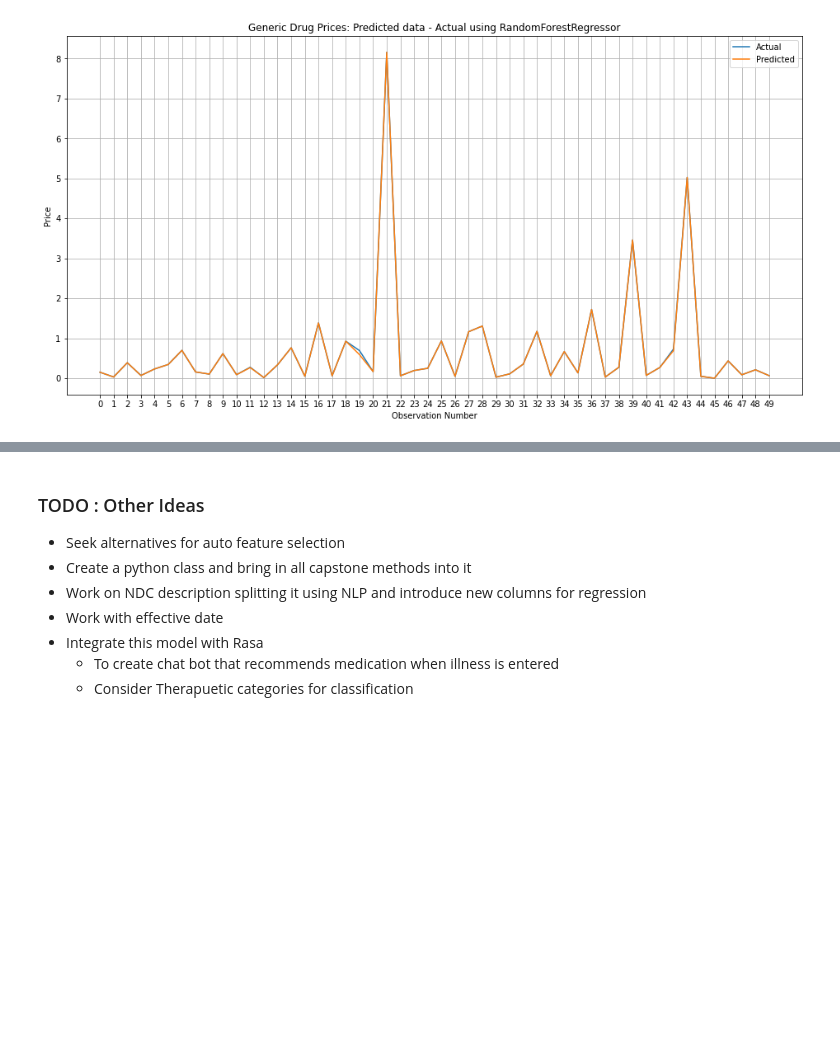
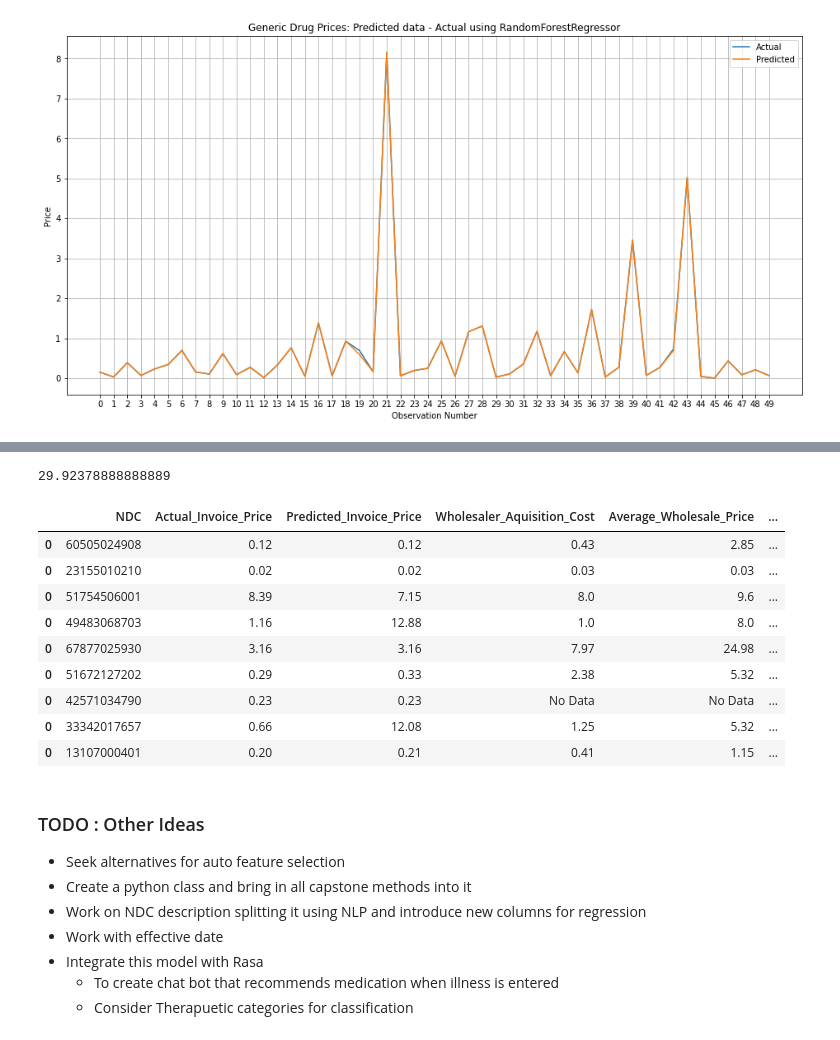
Before and after one commit to rajsandilya/Capstone, a Jupyter notebook: Capstone.ipynb, the cells around one changed output, grey strips where cells are left out. Saved outputs shown, nothing was run; the diff lists cells and outputs as text; code cells hidden in the pictures; blank space fills up the shorter version.

```diff
--- a/Capstone.ipynb
+++ b/Capstone.ipynb
@@ -566,3 +569,40 @@ gpid_results_df
+# %%
+results_df = pd.DataFrame( columns=['NDC', 'Actual_Invoice_Price',
+                                    'Predicted_Invoice_Price','Wholesaler_Aquisition_Cost',
+                                    'Average_Wholesale_Price', 'Wholesaler_Profit_Percent'])
+
+for i in range(1,10):
+    sample_df = nadac_generics_df.sample(1)
+    sample_df['Effective_Date'] = '8/21/2022'
+#     predicted_price = predict_price(sample_df)
+    x     = np.zeros(4)
+    x[0]  = encoders[cat_columns.index('NDC Description')].transform([sample_df['NDC Description'].values[0]])
+    x[1]  = LabelEncoder().fit_transform([sample_df['Effective_Date'].values[0]])
+    x[2]  = encoders[cat_columns.index('Pricing_Unit')].transform([sample_df['Pricing_Unit'].values[0]])
+    x[3]  = encoders[cat_columns.index('Explanation_Code')].transform([sample_df['Explanation_Code'].values[0]])
+
+    x = scaler.transform([x])
+    predicted_price = rf_model.predict(x)
+
+    results         = get_predictions_dict(sample_df,predicted_price)
+    df_dictionary   = pd.DataFrame.from_dict(results)
+    results_df      = pd.concat([results_df, df_dictionary])
+
+
+print(mean_squared_error(results_df['Actual_Invoice_Price'], results_df['Predicted_Invoice_Price']))
+results_df
+# %% [output]
+29.92378888888889
+|  | NDC | Actual_Invoice_Price | Predicted_Invoice_Price | Wholesaler_Aquisition_Cost | Average_Wholesale_Price | ... |
+| 0 | 60505024908 | 0.12 | 0.12 | 0.43 | 2.85 | ... |
+| 0 | 23155010210 | 0.02 | 0.02 | 0.03 | 0.03 | ... |
+| 0 | 51754506001 | 8.39 | 7.15 | 8.0 | 9.6 | ... |
+| 0 | 49483068703 | 1.16 | 12.88 | 1.0 | 8.0 | ... |
+| 0 | 67877025930 | 3.16 | 3.16 | 7.97 | 24.98 | ... |
+| 0 | 51672127202 | 0.29 | 0.33 | 2.38 | 5.32 | ... |
+| 0 | 42571034790 | 0.23 | 0.23 | No Data | No Data | ... |
+| 0 | 33342017657 | 0.66 | 12.08 | 1.25 | 5.32 | ... |
+| 0 | 13107000401 | 0.20 | 0.21 | 0.41 | 1.15 | ... |
 # %% [markdown]
 ### TODO : Other Ideas
 - Seek alternatives for auto feature selection
```
Also changed, not shown: parts of 33 cells of this notebook.
